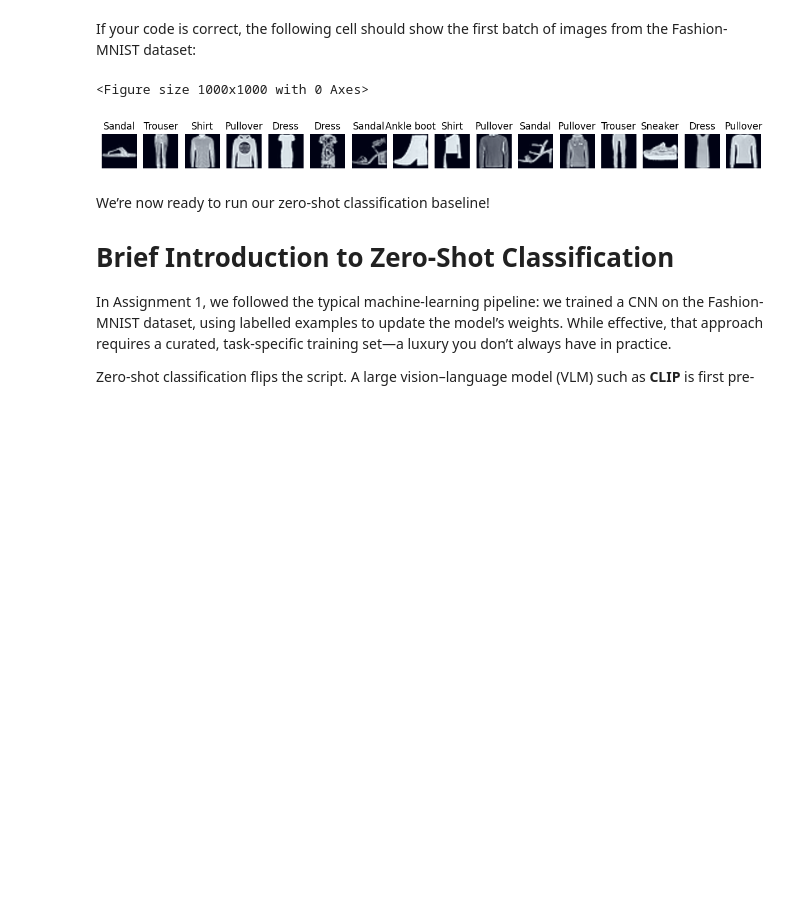
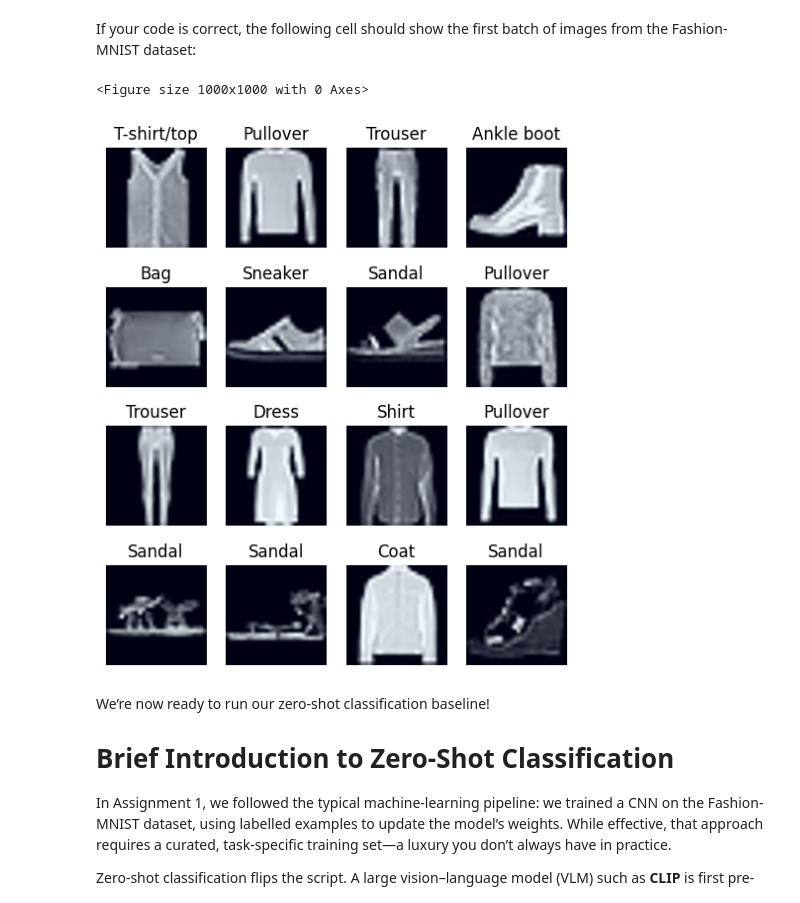
Before and after one commit to omaralfaqih6/deep_learning, a Jupyter notebook: 02_activities/assignments/assignment_2.ipynb, the cells around one changed output. Drawn from its saved outputs; the diff is of its cells as text; code cells hidden in the pictures; blank space fills up the shorter version.

```diff
--- a/02_activities/assignments/assignment_2.ipynb
+++ b/02_activities/assignments/assignment_2.ipynb
@@ -95,31 +94,32 @@ If your code is correct, the following cell should show the first batch of image
 # %%
 import matplotlib.pyplot as plt
 
 # Display the first batch of images from `test_loader`
 
 def show_batch(loader):
     """Display a batch of images from the DataLoader."""
     plt.figure(figsize=(10, 10))
     # Get a batch of images and labels
     images, labels = next(iter(loader))
-    # num_images = images.shape[0]
-    # rows = int(num_images**0.5)
-    # cols = (num_images + rows - 1) // rows  # Calculate
+    num_images = images.shape[0]
+    rows = int(num_images**0.5)
+    cols = (num_images + rows - 1) // rows  # Calculate
     images = images.cpu()  # Move images to CPU for plotting
     # Renormalize to [0, 1] for visualization
     images = (images - images.min()) / (images.max() - images.min())
-    fig, axes = plt.subplots(1, len(images), figsize=(15, 5))
+    fig, axes = plt.subplots(rows, cols, figsize=(6, 7))
     axes = axes.flatten() if len(images) > 1 else [axes]
+    # torch.manual_seed(42)
     for ax, img, label in zip(axes, images, labels):
         ax.imshow(img.permute(1, 2, 0))
         ax.set_title(CLASS_NAMES[label.item()])
         ax.axis('off')
     plt.show()
 
 show_batch(test_loader)
 # %% [output]
 <Figure size 1000x1000 with 0 Axes>
-[figure, old version]
+[figure, new version]
 # %% [markdown]
 We’re now ready to run our zero-shot classification baseline!
 
```
Also changed, not shown: parts of 18 cells of this notebook.
